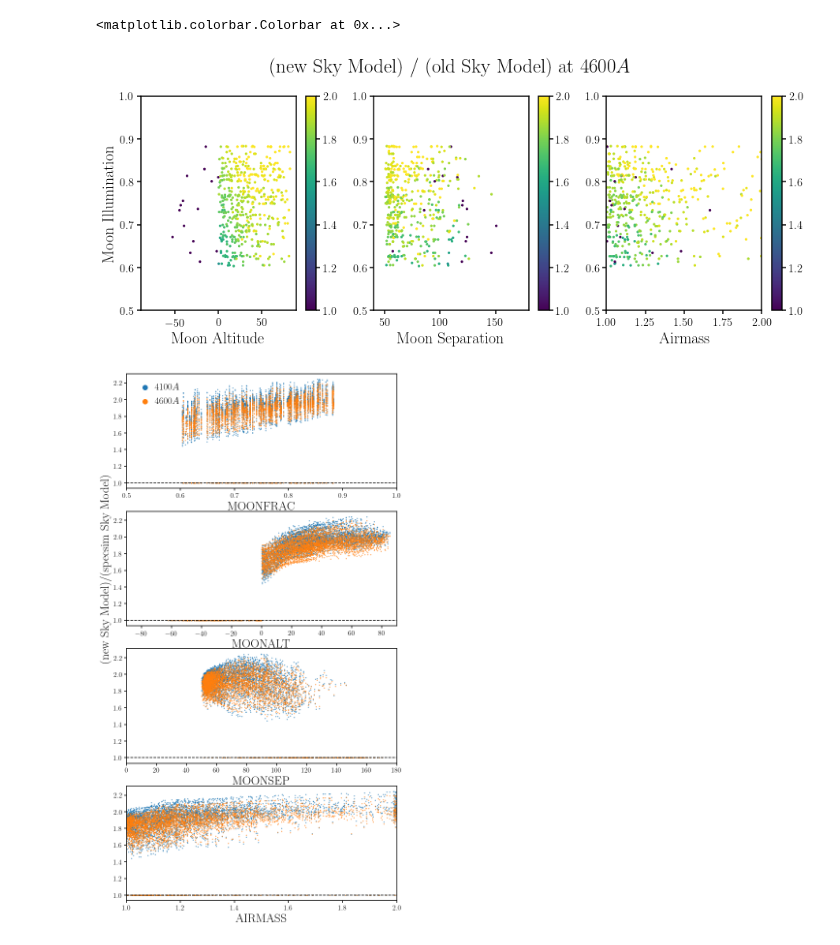
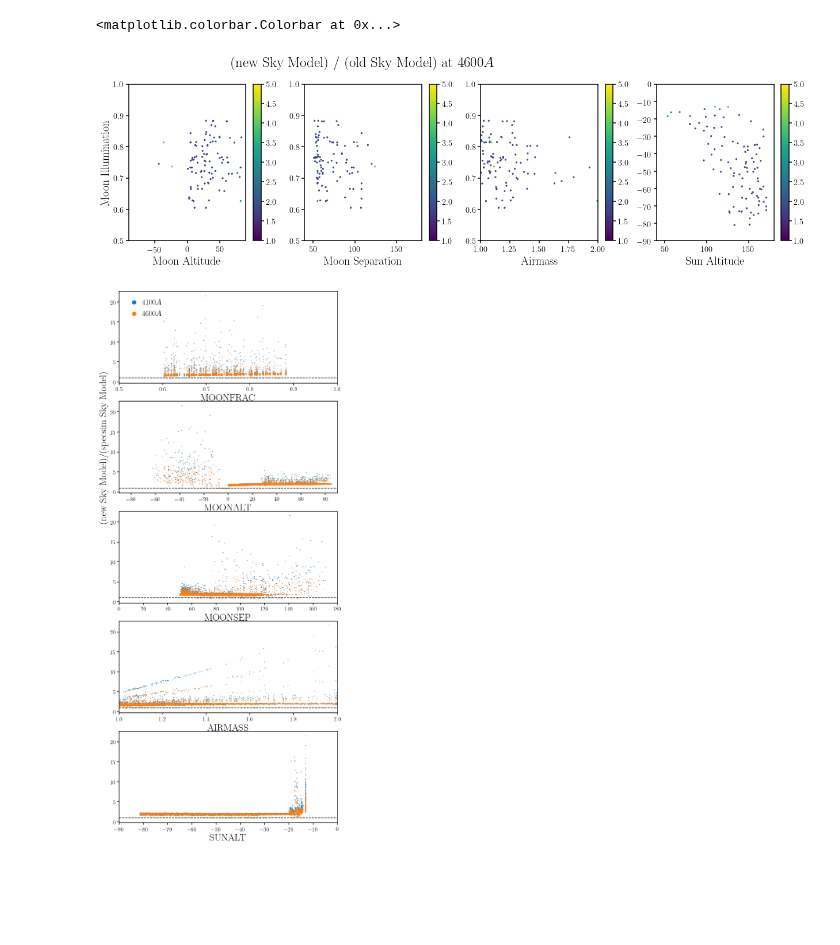
Before and after one commit to desi-bgs/feasiBGS, a Jupyter notebook: notebook/local_bgs_mockexp.ipynb, the cells around one changed output. Drawn from its saved outputs; the diff is of its cells as text; code cells hidden in the pictures; blank space fills up the shorter version.

```diff
--- a/notebook/local_bgs_mockexp.ipynb
+++ b/notebook/local_bgs_mockexp.ipynb
@@ -97,8 +218,12 @@ for i in range(len(exps)):
+# %%
+w_ks, exps_ks = BGSexps_KSsky()
+# %%
+w_new, exps_new = BGSexps_newKSsky_twi()
 # %%
-wlim_410 = ((specsim_wave.value > 3900) & (specsim_wave.value < 4100))
-exps_ks_410 = np.zeros(len(exps))
-exps_new_410 = np.zeros(len(exps))
-for i in range(len(exps)):
+wlim_410 = ((w_ks.value > 3900) & (w_ks.value < 4100))
+exps_ks_410 = np.zeros(nexps)
+exps_new_410 = np.zeros(nexps)
+for i in range(nexps):
     exps_ks_410[i] = np.median(medfilt(exps_ks[i,wlim_410], 51))
     exps_new_410[i] = np.median(medfilt(exps_new[i,wlim_410], 51))
 # %%
@@ -133,45 +270,53 @@ fig.colorbar(scat)
 # %%
-wlim_460 = ((specsim_wave.value > 4400) & (specsim_wave.value < 4800))
-exps_ks_460 = np.zeros(len(exps))
-exps_new_460 = np.zeros(len(exps))
-for i in range(len(exps)):
+wlim_460 = ((w_ks.value > 4400) & (w_ks.value < 4800))
+exps_ks_460 = np.zeros(nexps)
+exps_new_460 = np.zeros(nexps)
+for i in range(nexps):
     exps_ks_460[i] = np.median(medfilt(exps_ks[i,wlim_460], 51))
     exps_new_460[i] = np.median(medfilt(exps_new[i,wlim_460], 51))
 # %%
 ratio_460 = exps_new_460/exps_ks_460
 # %%
-fig = plt.figure(figsize=(15,5))
-sub = fig.add_subplot(131)
-scat = sub.scatter(exps['MOONALT'][::10,0], exps['MOONFRAC'][::10,0], c=ratio_460[::10], s=5, vmin=1, vmax=2)
+fig = plt.figure(figsize=(21,5))
+sub = fig.add_subplot(141)
+scat = sub.scatter(exps['MOONALT'][::50], exps['MOONFRAC'][::50], c=ratio_460[::50], s=5, vmin=1, vmax=5)
 sub.set_xlabel('Moon Altitude', fontsize=20)
 sub.set_xlim([-90., 90.])
 sub.set_ylabel('Moon Illumination', fontsize=20)
 sub.set_ylim([0.5, 1.])
 fig.colorbar(scat)
 
-sub = fig.add_subplot(132)
-scat = sub.scatter(exps['MOONSEP'][::10,0], exps['MOONFRAC'][::10,0], c=ratio_460[::10], s=5, vmin=1, vmax=2)
+sub = fig.add_subplot(142)
+scat = sub.scatter(exps['MOONSEP'][::50], exps['MOONFRAC'][::50], c=ratio_460[::50], s=5, vmin=1, vmax=5)
 sub.set_xlabel('Moon Separation', fontsize=20)
 sub.set_xlim([40., 180.])
 sub.set_ylim([0.5, 1.])
 sub.set_title('(new Sky Model) / (old Sky Model) at $4600A$', pad=30, fontsize=25)
 fig.colorbar(scat)
 
-sub = fig.add_subplot(133)
-scat = sub.scatter(exps['AIRMASS'][::10,0], exps['MOONFRAC'][::10,0], c=ratio_460[::10], s=5, vmin=1, vmax=2)
+sub = fig.add_subplot(143)
+scat = sub.scatter(exps['AIRMASS'][::50], exps['MOONFRAC'][::50], c=ratio_460[::50], s=5, vmin=1, vmax=5)
 sub.set_xlabel('Airmass', fontsize=20)
 sub.set_xlim([1., 2.])
 sub.set_ylim([0.5, 1.])
 fig.colorbar(scat)
+
+sub = fig.add_subplot(144)
+scat = sub.scatter(exps['SUNSEP'][::50], exps['SUNALT'][::50], c=ratio_460[::50], s=5, vmin=1, vmax=5)
+sub.set_xlabel('Sun Separation', fontsize=20)
+sub.set_xlim([40., 180.])
+sub.set_xlabel('Sun Altitude', fontsize=20)
+sub.set_ylim([-90., 0.])
+fig.colorbar(scat)
 # %% [output]
 <matplotlib.colorbar.Colorbar at 0x...>
-[figure, old version]
+[figure, new version]
 # %%
-fig = plt.figure(figsize=(10, 20))
-for i, k in enumerate(['MOONFRAC', 'MOONALT', 'MOONSEP', 'AIRMASS']):
-    sub = fig.add_subplot(4,1,i+1)
-    sub.scatter(exps[k][:,0], ratio_410, c='C0', s=1, label='$4100A$')
-    sub.scatter(exps[k][:,0], ratio_460, c='C1', s=1, label='$4600A$')
+fig = plt.figure(figsize=(10, 25))
+for i, k in enumerate(['MOONFRAC', 'MOONALT', 'MOONSEP', 'AIRMASS', 'SUNALT']):
+    sub = fig.add_subplot(5,1,i+1)
+    sub.scatter(exps[k], ratio_410, c='C0', s=1, label='$4100A$')
+    sub.scatter(exps[k], ratio_460, c='C1', s=1, label='$4600A$')
 
     sub.set_xlabel(' '.join(k.split('_')), fontsize=25)
     if i == 0:
@@ -187,5 +332,6 @@ for i, k in enumerate(['MOONFRAC', 'MOONALT', 'MOONSEP', 'AIRMASS']):
     elif i == 4:
         sub.set_xlim([-90., 0.])
     sub.plot(sub.get_xlim(), [1., 1.], color='k', linestyle='--')
+    #sub.set_ylim([0., 5.])
 # %% [output]
-[figure, old version]
+[figure, new version]
```
Also changed, not shown: parts of 16 cells of this notebook.
